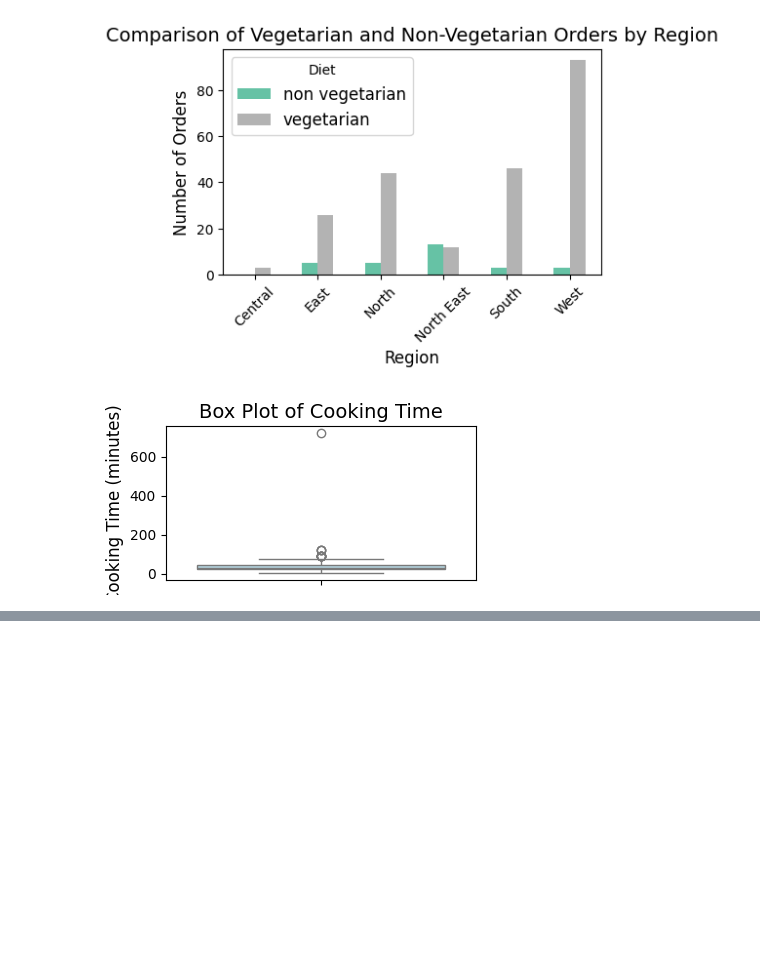
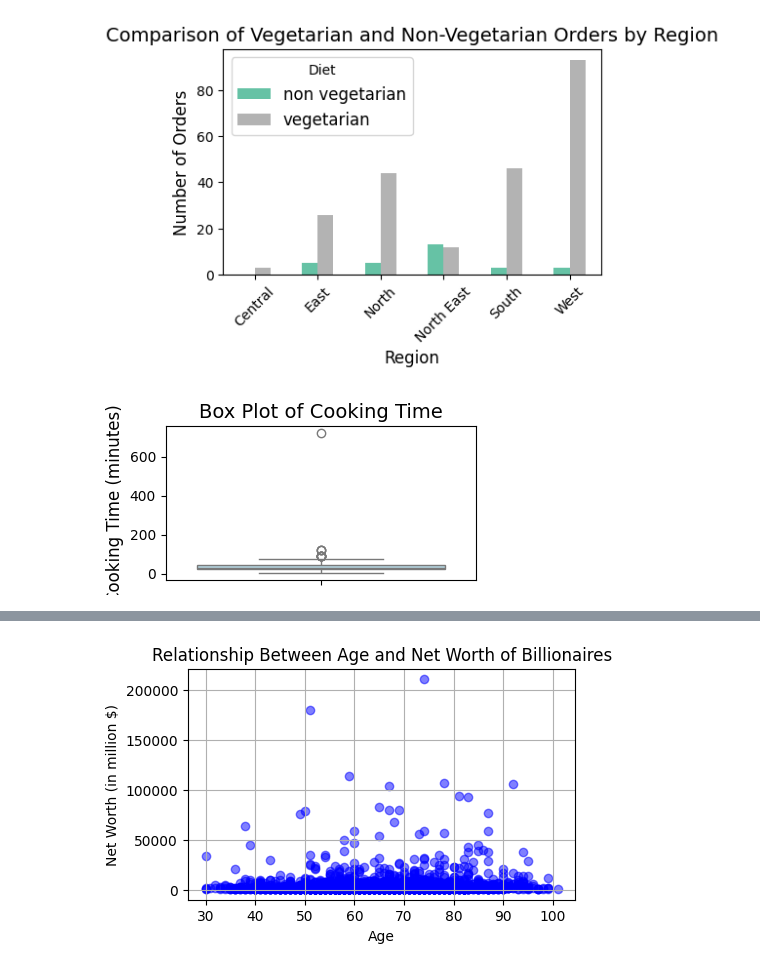
Before and after one commit to Piramu-Mahalingam/DS-Course-Assignment-1, a Jupyter notebook: Piramu_M_Assignment_Data_Visualization.ipynb, the cells around one changed output, grey strips where cells are left out. Drawn from its saved outputs; the diff is of its cells as text; code cells hidden in the pictures; blank space fills up the shorter version.

```diff
--- a/Piramu_M_Assignment_Data_Visualization.ipynb
+++ b/Piramu_M_Assignment_Data_Visualization.ipynb
@@ -161,3 +135,9 @@ plt.ylabel("Cooking Time (minutes)", fontsize=12)
 plt.show()
 # %% [output]
 [figure]
+# %%
+#a)Create a dataframe which will have the billionaires whose age is greater than or equal to 30. Then create a scatter plot to show the relationship between age and net worth.
+import pandas as pd1
+import matplotlib.pyplot as plt
+df1=pd1.read_csv("/content/Billionaires_Stats.csv",encoding='latin-1')
+df1.head()
@@ -163,0 +151,20 @@ plt.show()
+# %%
+import matplotlib.pyplot as plt
+
+# Filter billionaires aged 30 or older
+df_filtered = df1[df1["age"] >= 30]
+
+# Create scatter plot
+plt.figure(figsize=(5, 3))
+plt.scatter(df_filtered["age"], df_filtered["finalWorth"], alpha=0.5, color="blue")
+
+# Labels and title
+plt.xlabel("Age")
+plt.ylabel("Net Worth (in million $)")
+plt.title("Relationship Between Age and Net Worth of Billionaires")
+plt.grid(True)
+
+# Show plot
+plt.show()
+# %% [output]
+[figure, added]
```
Also changed, not shown: parts of 16 cells of this notebook.
